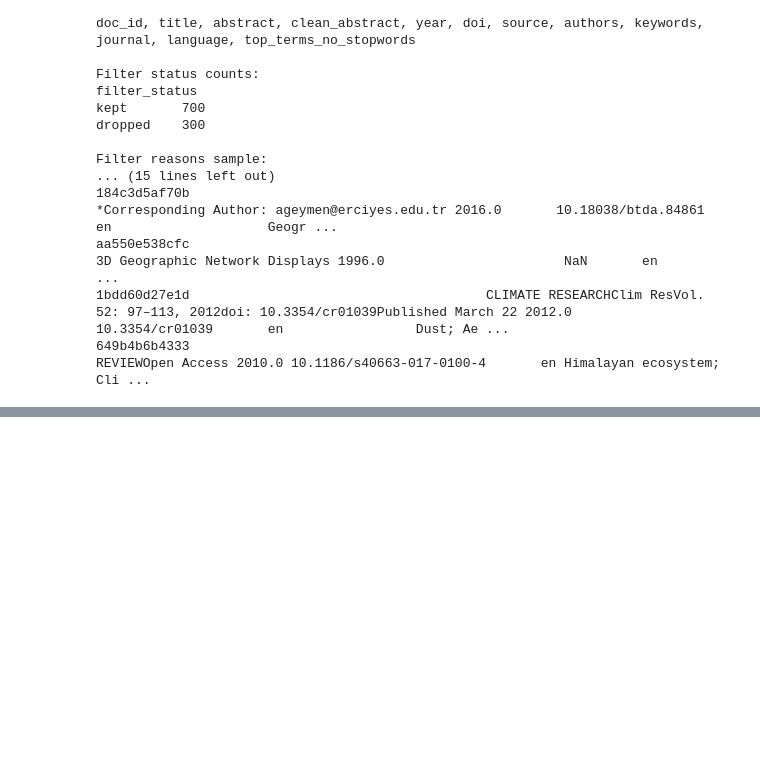
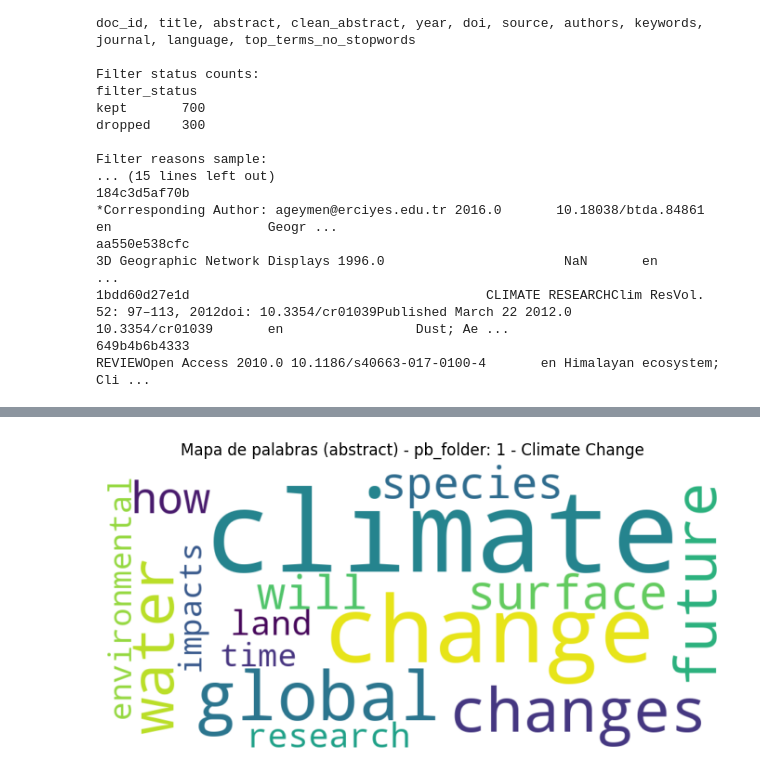
Before and after one commit to cofrian/UPV_EARTH_PROYECTOIII, a Jupyter notebook: extraccion_documents.ipynb, the cells around one changed output, grey strips where cells are left out. Drawn from its saved outputs; the diff is of its cells as text; code cells hidden in the pictures; blank space fills up the shorter version.

```diff
--- a/extraccion_documents.ipynb
+++ b/extraccion_documents.ipynb
@@ -42,0 +581,83 @@ aa550e538cfc
+# %%
+# Celda 16: Patrones y mapas por grupos (configurable)
+# Qué hace: agrupa documentos y muestra top términos + mapas por grupo.
+# Qué devuelve: tablas por grupo y word clouds por cada grupo principal.
+
+# 1) Crear bins temporales para agrupar por periodos
+work_df['year_bin'] = pd.cut(
+    work_df['year_num'],
+    bins=[1899, 1999, 2009, 2014, 2019, 2024, 2026, 2100],
+    labels=['<=1999', '2000-2009', '2010-2014', '2015-2019', '2020-2024', '2025-2026', '>2026']
+)
+
+# 2) Elige la variable de grupo aquí:
+# Opciones recomendadas: 'pb_folder', 'year_bin', 'source', 'language'
+GROUP_COL = 'pb_folder'
+
+# Fallback si pb_folder no está disponible
+if GROUP_COL == 'pb_folder' and work_df['pb_folder'].isna().all():
+    GROUP_COL = 'source'
+
+EXTRA_STOP = {
+    'are', 'was', 'were', 'been', 'being', 'be', 'am', 'is', 'use', 'used', 'using',
+    'paper', 'study', 'article', 'abstract', 'introduction', 'keywords', 'results',
+    'new', 'high', 'low', 'one', 'two', 'three', 'four', 'five', 'both', 'over'
+}
+ANALYSIS_STOPWORDS = STOPWORDS | EXTRA_STOP
+
+print('Agrupando por:', GROUP_COL)
+
+# 3) Selección de grupos con suficiente tamaño
+group_sizes = work_df[GROUP_COL].fillna('NA').value_counts()
+selected_groups = group_sizes.head(4).index.tolist()  # top 4 grupos más grandes
+print('\nTamaño por grupo (top 10):')
+print(group_sizes.head(10).to_string())
+
+for grp in selected_groups:
+    sub = work_df[work_df[GROUP_COL].fillna('NA') == grp]
+
+    # Top palabras de abstract limpio
+    toks = []
+    for txt in sub['clean_abstract_lex'].fillna(''):
+        cleaned = [fold_token(t) for t in txt.split()]
+        cleaned = [t for t in cleaned if t and t not in ANALYSIS_STOPWORDS]
+        toks.extend(cleaned)
+    cnt = Counter(toks)
+    top_grp_words = pd.DataFrame(cnt.most_common(15), columns=['word', 'freq'])
+
+    # Top keywords declaradas
+    kw_toks = []
+    for kw in sub['keywords'].fillna(''):
+        parts = [fold_token(p.strip().lower()) for p in re.split(r'[;|,]', str(kw)) if p.strip()]
+        parts = [p for p in parts if p and p not in ANALYSIS_STOPWORDS and len(p) >= 3]
+        kw_toks.extend(parts)
+    kw_cnt = Counter(kw_toks)
+    top_grp_kw = pd.DataFrame(kw_cnt.most_common(15), columns=['keyword', 'freq'])
+
+    print('\n' + '=' * 80)
+    print(f'Grupo: {grp} | n={len(sub)}')
+    print('Top palabras:')
+    print(top_grp_words.to_string(index=False))
+    print('Top keywords:')
+    print(top_grp_kw.to_string(index=False))
+
+    # Word cloud palabras
+    if len(top_grp_words) > 0:
+        wc_g_words = WordCloud(width=900, height=420, background_color='white', colormap='viridis')
+        wc_g_words.generate_from_frequencies(dict(top_grp_words.values))
+        plt.figure(figsize=(10, 4))
+        plt.imshow(wc_g_words, interpolation='bilinear')
+        plt.axis('off')
+        plt.title(f'Mapa de palabras (abstract) - {GROUP_COL}: {grp}')
+        plt.show()
+
+    # Word cloud keywords
+    if len(top_grp_kw) > 0:
+        wc_g_kw = WordCloud(width=900, height=420, background_color='white', colormap='magma')
+        wc_g_kw.generate_from_frequencies(dict(top_grp_kw.values))
+        plt.figure(figsize=(10, 4))
+        plt.imshow(wc_g_kw, interpolation='bilinear')
+        plt.axis('off')
+        plt.title(f'Mapa de palabras (keywords) - {GROUP_COL}: {grp}')
+        plt.show()
+# %% [output]
@@ -42,0 +681 @@ aa550e538cfc
+[figure, added]
```
Also changed, not shown: parts of 19 cells of this notebook.
